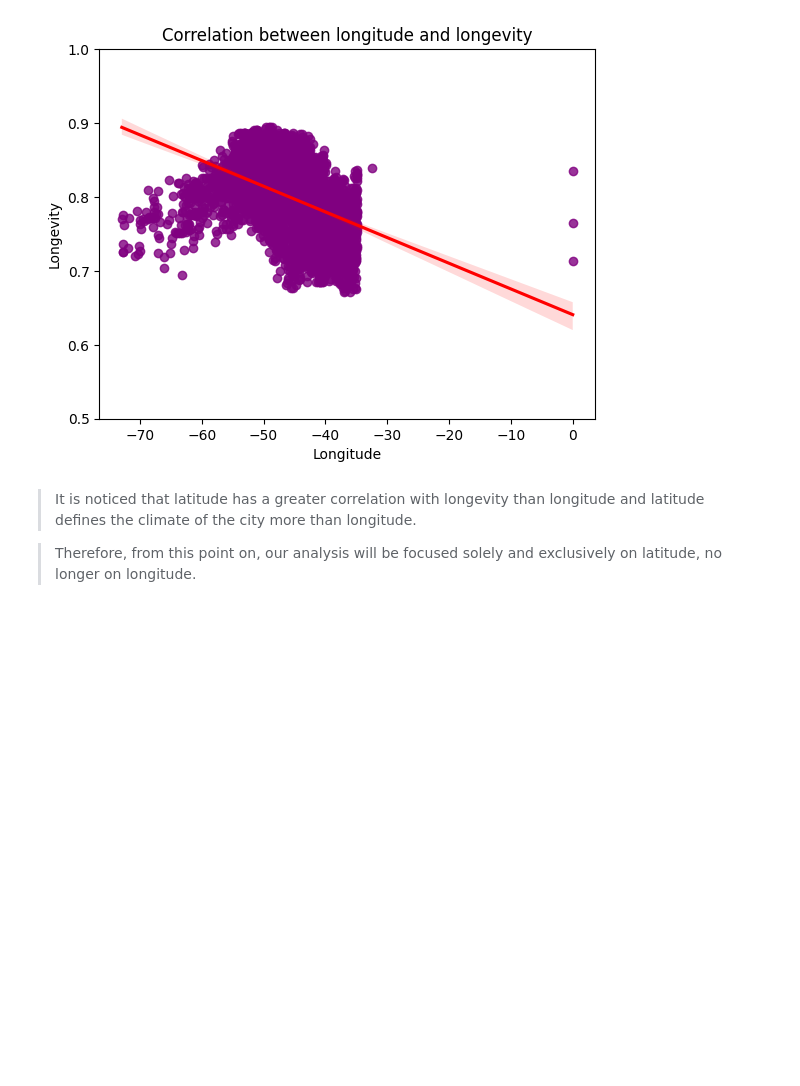
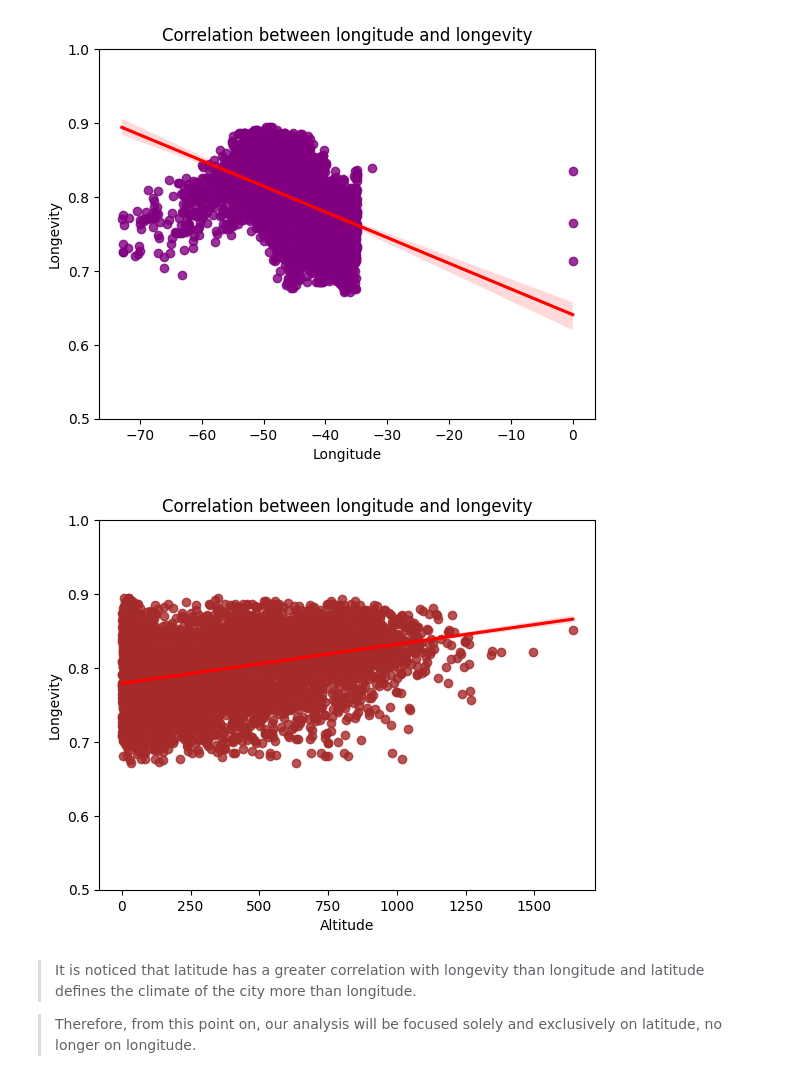
Before and after one commit to Nasiasene/ICD_project, a Jupyter notebook: LONGEVITY.ipynb, the cells around one changed output. Cells and saved outputs as stored; diff of their text form; code cells hidden in the pictures; blank space fills up the shorter version.

```diff
--- a/LONGEVITY.ipynb
+++ b/LONGEVITY.ipynb
@@ -348,6 +351,15 @@ plt.title('Correlation between longitude and longevity')
 plt.show()
 # %% [output]
 [figure]
+# %%
+sns.regplot(data=df_general, x='ALT', y='IDHM_Longevidade', color='brown', line_kws={'color': 'red'})
+plt.ylim(0.5, 1)
+plt.xlabel('Altitude')
+plt.ylabel('Longevity')
+plt.title('Correlation between longitude and longevity')
+plt.show()
+# %% [output]
+[figure, added]
 # %% [markdown]
 > It is noticed that latitude has a greater correlation with longevity than longitude and latitude defines the climate of the city more than longitude.
 
```
Also changed, not shown: parts of 3 cells of this notebook.
